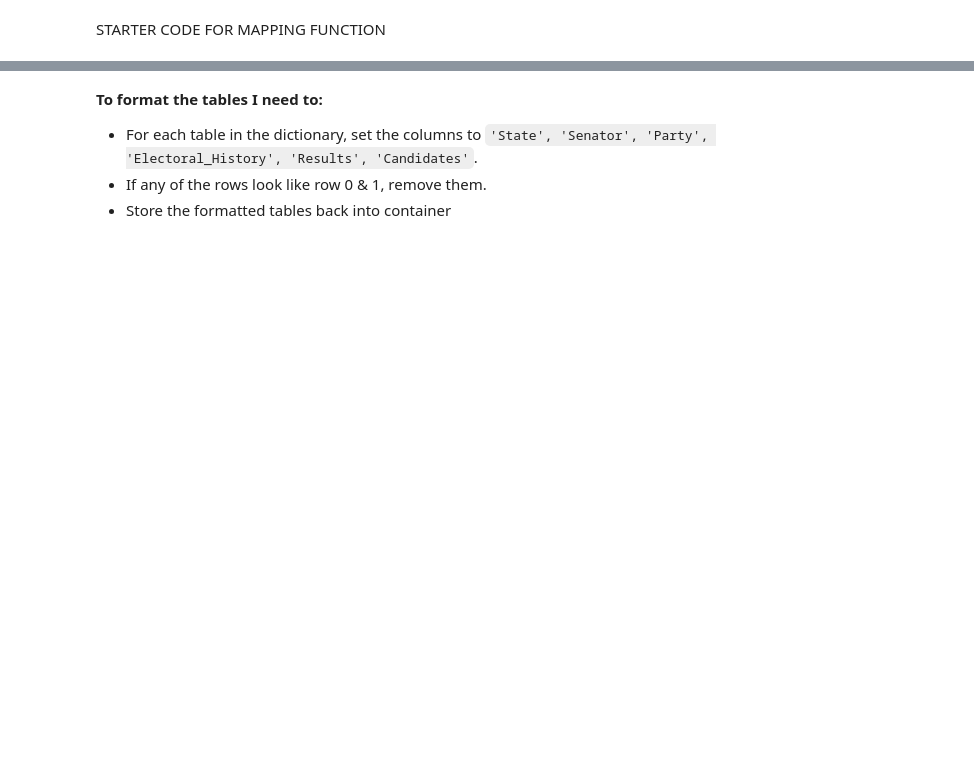
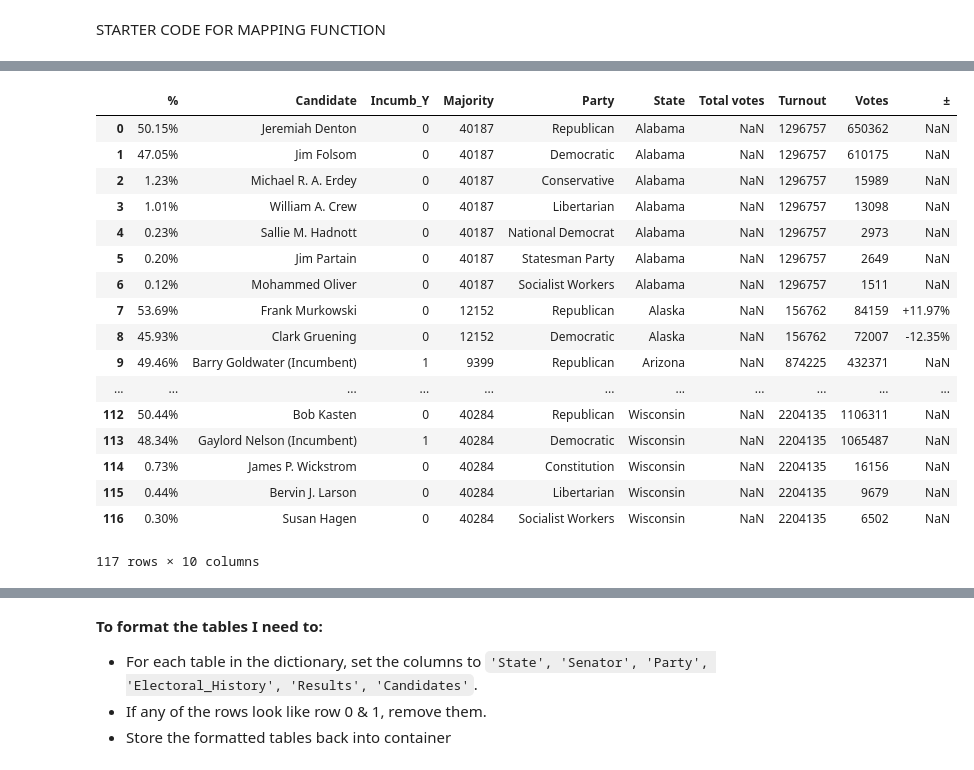
Before and after one commit to dfuller22/US_Senate_Election_Predictor, a Jupyter notebook: Playground.ipynb, the cells around one changed output, grey strips where cells are left out. Cells and saved outputs as stored; diff of their text form; code cells hidden in the pictures; blank space fills up the shorter version.

```diff
--- a/Playground.ipynb
+++ b/Playground.ipynb
@@ -849,0 +903,21 @@ yr_sum_tables['2018']
+# %%
+test_dict_fin['1980']
+# %% [output]
+|  | % | Candidate | Incumb_Y | Majority | Party | State | Total votes | Turnout | Votes | ± |
+| 0 | 50.15% | Jeremiah Denton | 0 | 40187 | Republican | Alabama | NaN | 1296757 | 650362 | NaN |
+| 1 | 47.05% | Jim Folsom | 0 | 40187 | Democratic | Alabama | NaN | 1296757 | 610175 | NaN |
+| 2 | 1.23% | Michael R. A. Erdey | 0 | 40187 | Conservative | Alabama | NaN | 1296757 | 15989 | NaN |
+| 3 | 1.01% | William A. Crew | 0 | 40187 | Libertarian | Alabama | NaN | 1296757 | 13098 | NaN |
+| 4 | 0.23% | Sallie M. Hadnott | 0 | 40187 | National Democrat | Alabama | NaN | 1296757 | 2973 | NaN |
+| 5 | 0.20% | Jim Partain | 0 | 40187 | Statesman Party | Alabama | NaN | 1296757 | 2649 | NaN |
+| 6 | 0.12% | Mohammed Oliver | 0 | 40187 | Socialist Workers | Alabama | NaN | 1296757 | 1511 | NaN |
+| 7 | 53.69% | Frank Murkowski | 0 | 12152 | Republican | Alaska | NaN | 156762 | 84159 | +11.97% |
+| 8 | 45.93% | Clark Gruening | 0 | 12152 | Democratic | Alaska | NaN | 156762 | 72007 | -12.35% |
+| 9 | 49.46% | Barry Goldwater (Incumbent) | 1 | 9399 | Republican | Arizona | NaN | 874225 | 432371 | NaN |
+| ... | ... | ... | ... | ... | ... | ... | ... | ... | ... | ... |
+| 112 | 50.44% | Bob Kasten | 0 | 40284 | Republican | Wisconsin | NaN | 2204135 | 1106311 | NaN |
+| 113 | 48.34% | Gaylord Nelson (Incumbent) | 1 | 40284 | Democratic | Wisconsin | NaN | 2204135 | 1065487 | NaN |
+| 114 | 0.73% | James P. Wickstrom | 0 | 40284 | Constitution | Wisconsin | NaN | 2204135 | 16156 | NaN |
+| 115 | 0.44% | Bervin J. Larson | 0 | 40284 | Libertarian | Wisconsin | NaN | 2204135 | 9679 | NaN |
+| 116 | 0.30% | Susan Hagen | 0 | 40284 | Socialist Workers | Wisconsin | NaN | 2204135 | 6502 | NaN |
+117 rows × 10 columns
```
Also changed, not shown: parts of 35 cells of this notebook, 10 other files.
